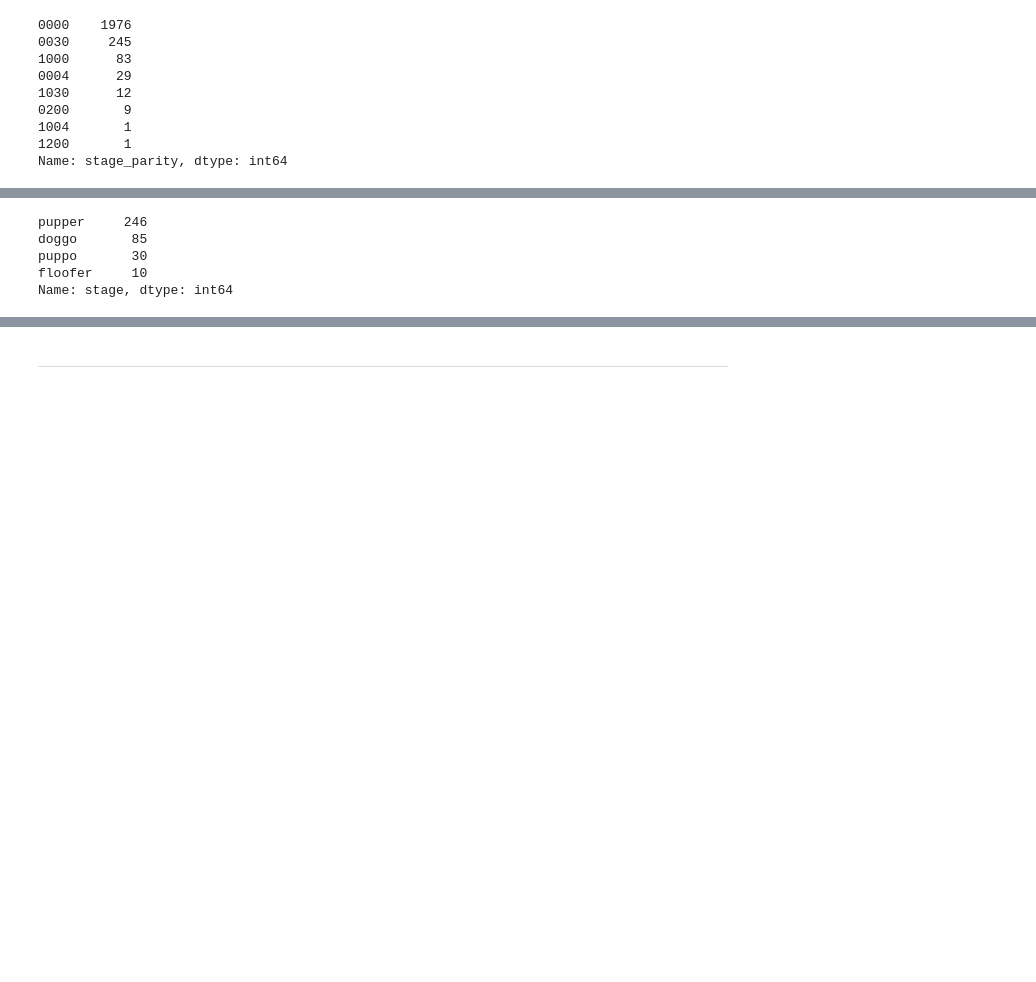
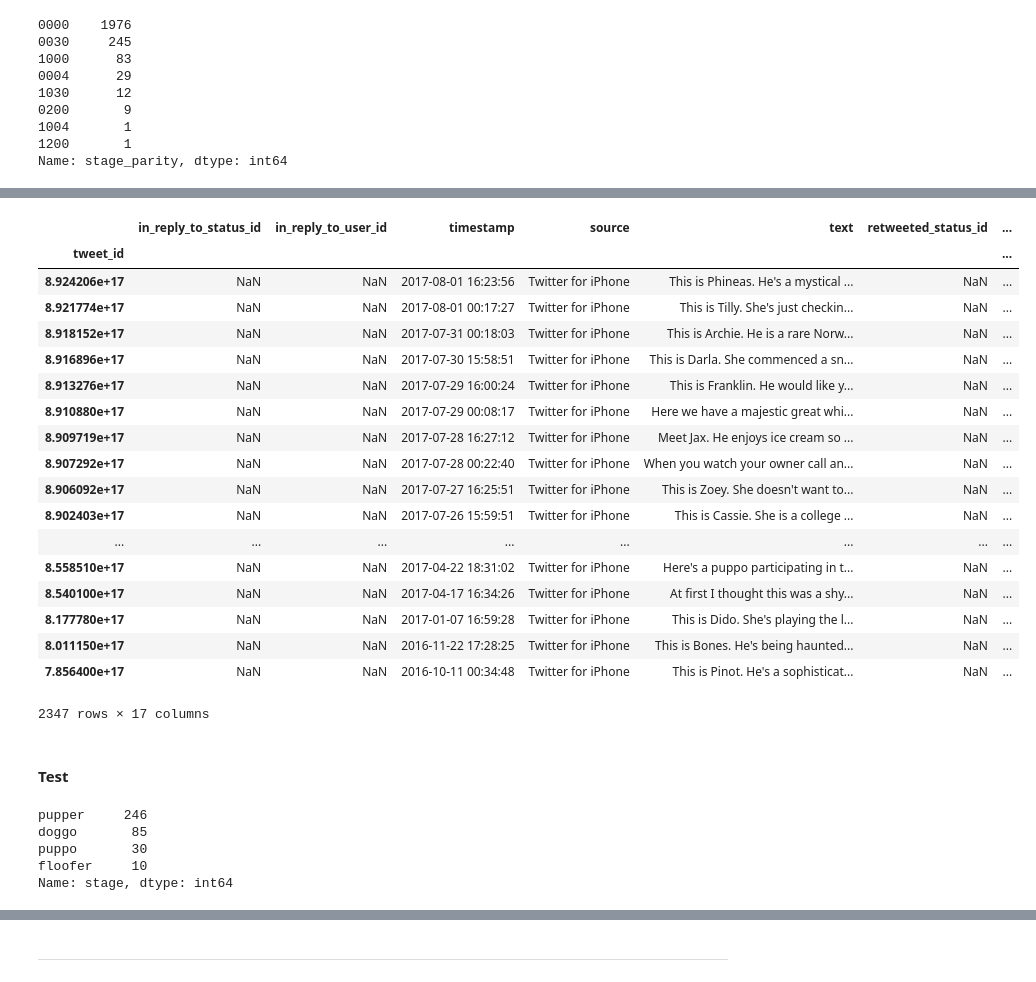
Before and after one commit to hamidkhbl/Twitter_account_data_analysis, a Jupyter notebook: wrangle_act.ipynb, the cells around one changed output, grey strips where cells are left out. Drawn from its saved outputs; the diff is of its cells as text; code cells hidden in the pictures; blank space fills up the shorter version.

Commit message:
Remove unnecessary columns

```diff
--- a/wrangle_act.ipynb
+++ b/wrangle_act.ipynb
@@ -586,11 +602,37 @@ df_csv_clean.drop(invalid_stages, inplace = True)
 # %%
 # Add stage column based on stage_parity column
 parity_map = {"0000": np.NaN,"1000":"doggo", "0200":"floofer",  "0030":"pupper", "0004":"puppo"}
 df_csv_clean['stage'] = df_csv_clean['stage_parity'].apply(lambda x : parity_map[x])
-df_csv_clean['stage'].value_counts()
+
+# Drop unnecessary columns:
+df_csv_clean.drop(['stage_parity'], axis=1)
 # %% [output]
+|  | in_reply_to_status_id | in_reply_to_user_id | timestamp | source | text | retweeted_status_id | ... |
+| tweet_id |  |  |  |  |  |  | ... |
+| 8.924206e+17 | NaN | NaN | 2017-08-01 16:23:56 | Twitter for iPhone | This is Phineas. He's a mystical ... | NaN | ... |
+| 8.921774e+17 | NaN | NaN | 2017-08-01 00:17:27 | Twitter for iPhone | This is Tilly. She's just checkin... | NaN | ... |
+| 8.918152e+17 | NaN | NaN | 2017-07-31 00:18:03 | Twitter for iPhone | This is Archie. He is a rare Norw... | NaN | ... |
+| 8.916896e+17 | NaN | NaN | 2017-07-30 15:58:51 | Twitter for iPhone | This is Darla. She commenced a sn... | NaN | ... |
+| 8.913276e+17 | NaN | NaN | 2017-07-29 16:00:24 | Twitter for iPhone | This is Franklin. He would like y... | NaN | ... |
+| 8.910880e+17 | NaN | NaN | 2017-07-29 00:08:17 | Twitter for iPhone | Here we have a majestic great whi... | NaN | ... |
+| 8.909719e+17 | NaN | NaN | 2017-07-28 16:27:12 | Twitter for iPhone | Meet Jax. He enjoys ice cream so ... | NaN | ... |
+| 8.907292e+17 | NaN | NaN | 2017-07-28 00:22:40 | Twitter for iPhone | When you watch your owner call an... | NaN | ... |
+| 8.906092e+17 | NaN | NaN | 2017-07-27 16:25:51 | Twitter for iPhone | This is Zoey. She doesn't want to... | NaN | ... |
+| 8.902403e+17 | NaN | NaN | 2017-07-26 15:59:51 | Twitter for iPhone | This is Cassie. She is a college ... | NaN | ... |
+| ... | ... | ... | ... | ... | ... | ... | ... |
+| 8.558510e+17 | NaN | NaN | 2017-04-22 18:31:02 | Twitter for iPhone | Here's a puppo participating in t... | NaN | ... |
+| 8.540100e+17 | NaN | NaN | 2017-04-17 16:34:26 | Twitter for iPhone | At first I thought this was a shy... | NaN | ... |
+| 8.177780e+17 | NaN | NaN | 2017-01-07 16:59:28 | Twitter for iPhone | This is Dido. She's playing the l... | NaN | ... |
+| 8.011150e+17 | NaN | NaN | 2016-11-22 17:28:25 | Twitter for iPhone | This is Bones. He's being haunted... | NaN | ... |
+| 7.856400e+17 | NaN | NaN | 2016-10-11 00:34:48 | Twitter for iPhone | This is Pinot. He's a sophisticat... | NaN | ... |
-pupper     246
-doggo       85
-puppo       30
-floofer     10
-Name: stage, dtype: int64
+2347 rows × 17 columns
+# %% [markdown]
+#### Test
+# %%
+df_csv_clean['stage'].value_counts()
+# %% [output]
+pupper     246
+doggo       85
+puppo       30
+floofer     10
+Name: stage, dtype: int64
```
Also changed, not shown: parts of 19 cells of this notebook.
